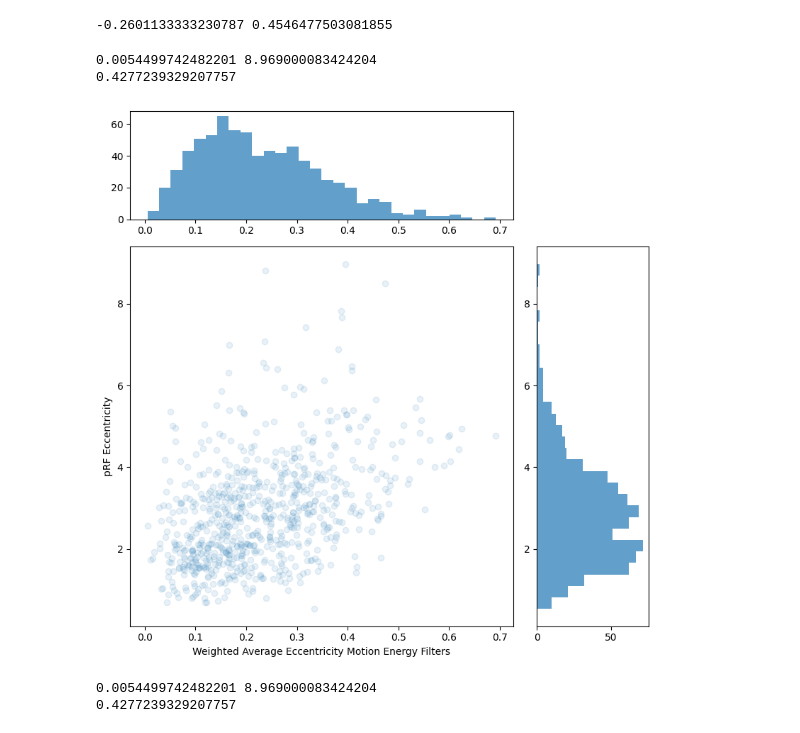
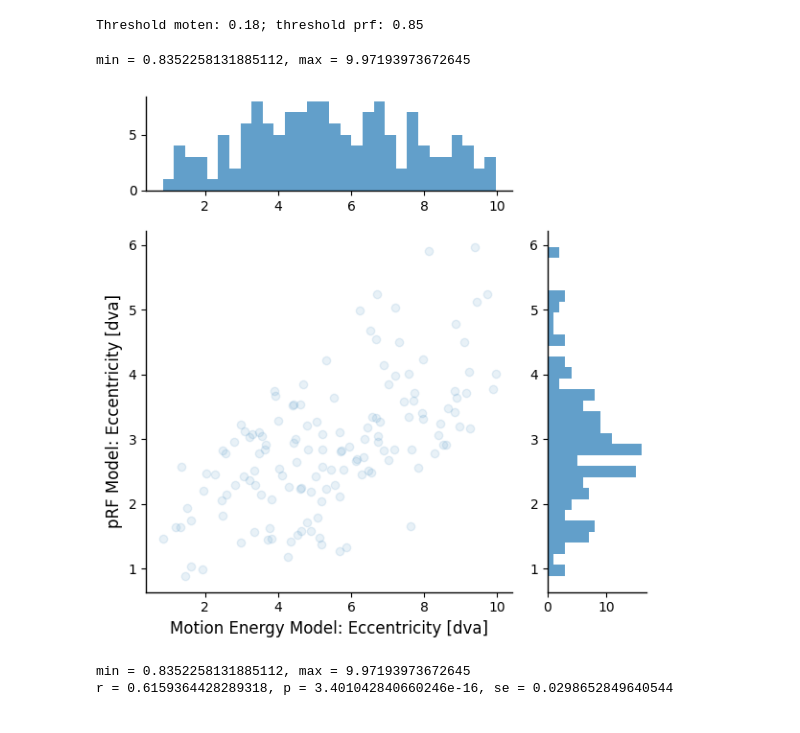
Before and after one commit to robsatz/aot-analysis, a Jupyter notebook: notebooks/fit_comparisons.ipynb, the cells around one changed output. Cells and saved outputs as stored; diff of their text form; code cells hidden in the pictures.

```diff
--- a/notebooks/fit_comparisons.ipynb
+++ b/notebooks/fit_comparisons.ipynb
@@ -135,6 +127,0 @@ moten_params.iloc[:,:]
-# %%
-print(np.nanmin(moten_params['R2']),
-np.nanmax(moten_params['R2'])
-)
-# %% [output]
--0.2601133333230787 0.4546477503081855
@@ -146,16 +128,44 @@ include_vertices = include_vertices & (moten_params['ecc'] > 0) & (moten_params[
+# %%
+# filter for quality of fit and valid eccentricity
+
+def create_mask(percentile_moten, percentile_prf, filter_ecc = None):
+    thresh_moten = np.nanpercentile(moten_params['R2'], percentile_moten)
+    thresh_prf = np.nanpercentile(prf_params['r2'], percentile_prf)
+    print(f'Threshold moten: {thresh_moten:.2f}; threshold prf: {thresh_prf:.2f}')
+
+    r2_mask = (moten_params['R2'] > thresh_moten) & (prf_params['r2'] > thresh_prf)
+    if filter_ecc:
+        r2_mask = r2_mask & (moten_params['ecc'] > filter_ecc[0]) & (moten_params['ecc'] < filter_ecc[1])
+    return r2_mask
+
+# # Option 1: Percentile thresholds
+percentile_thresh = 99.9
+r2_mask = create_mask(percentile_moten = percentile_thresh, percentile_prf = percentile_thresh, filter_ecc = (0, 10))
+
+# # Option 2: Manually define thresholds
+# rsq_threshold_moten = 0.05
+# rsq_threshold_prf = 0.85
+# r2_mask = (moten_params['R2'] > rsq_threshold_moten) & (prf_params['r2'] > rsq_threshold_prf)
+# r2_mask = r2_mask & (moten_params['ecc'] > 0) & (moten_params['ecc'] < 10)
+# %% [output]
+Threshold moten: 0.18; threshold prf: 0.85
 # %%
-moten_ecc = moten_params.loc[include_vertices, 'ecc']
-prf_ecc = prf_params.loc[include_vertices, 'ecc']
+# plot coordinates of filtered vertices
 
+moten_ecc = moten_params.loc[r2_mask, 'ecc']
+prf_ecc = prf_params.loc[r2_mask, 'ecc']
 
-xlabel = 'Weighted Average Eccentricity Motion Energy Filters'
-plot_scatter(moten_ecc, prf_ecc, xlabel = xlabel, ylabel='pRF Eccentricity', alpha=.1)
+xlabel = 'Motion Energy Model: Eccentricity [dva]'
+ylabel='pRF Model: Eccentricity [dva]'
+plot_scatter(moten_ecc, prf_ecc, xlabel = xlabel, ylabel=ylabel, alpha=.1)
 
 lims = (0, 10)
-plot_scatter(moten_ecc, prf_ecc, xlabel = xlabel, ylabel='pRF Eccentricity', alpha=.1, xlims=lims, ylims=lims, fit_line=True, diag_line=True)
+plot_scatter(moten_ecc, prf_ecc,
+             xlabel = xlabel, ylabel=ylabel,
+             alpha=.1, xlims=lims, ylims=lims, fit_line=True, diag_line=True,
+             out_path = DIR_FIGURES / 'moten_vs_prf_ecc.pdf')
 # %% [output]
-0.0054499742482201 8.969000083424204
-0.4277239329207757
+min = 0.8352258131885112, max = 9.97193973672645
-[figure, old version]
+[figure, new version]
-0.0054499742482201 8.969000083424204
-0.4277239329207757
+min = 0.8352258131885112, max = 9.97193973672645
+r = 0.6159364428289318, p = 3.401042840660246e-16, se = 0.0298652849640544
```
Also changed, not shown: parts of 24 cells of this notebook.
